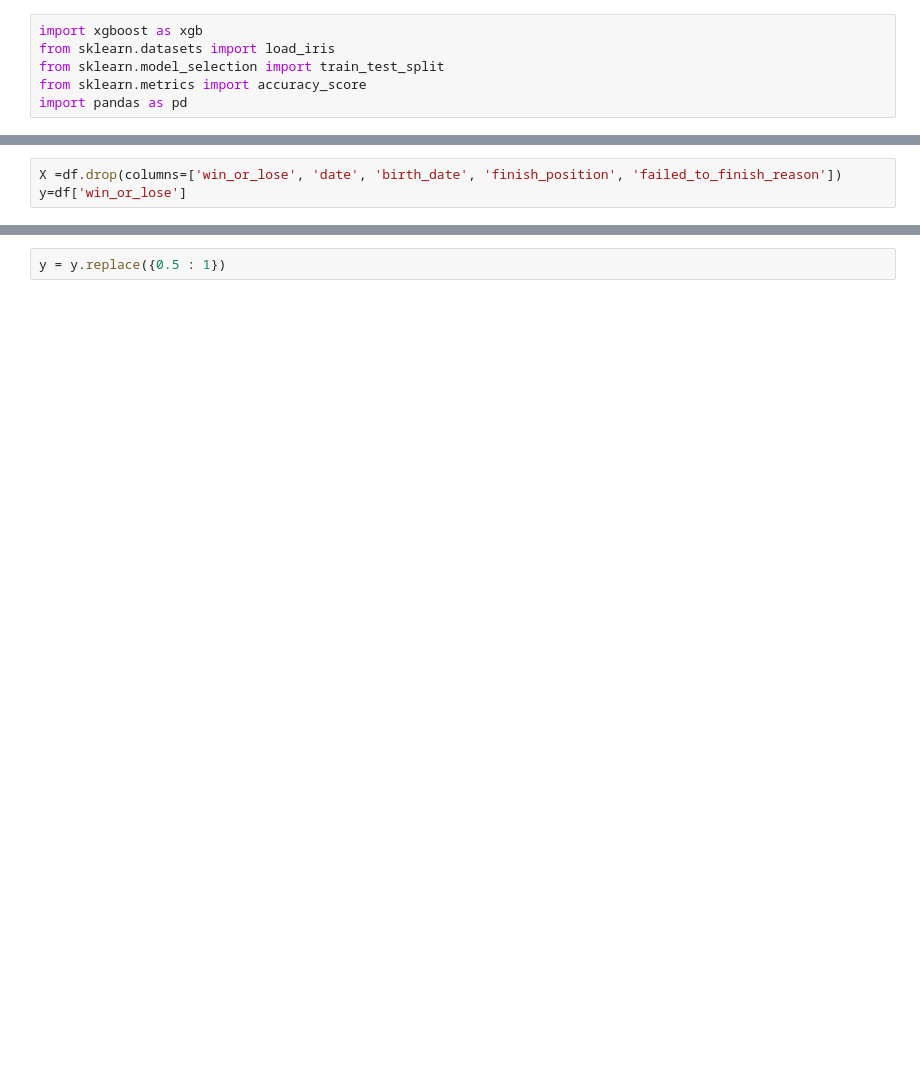
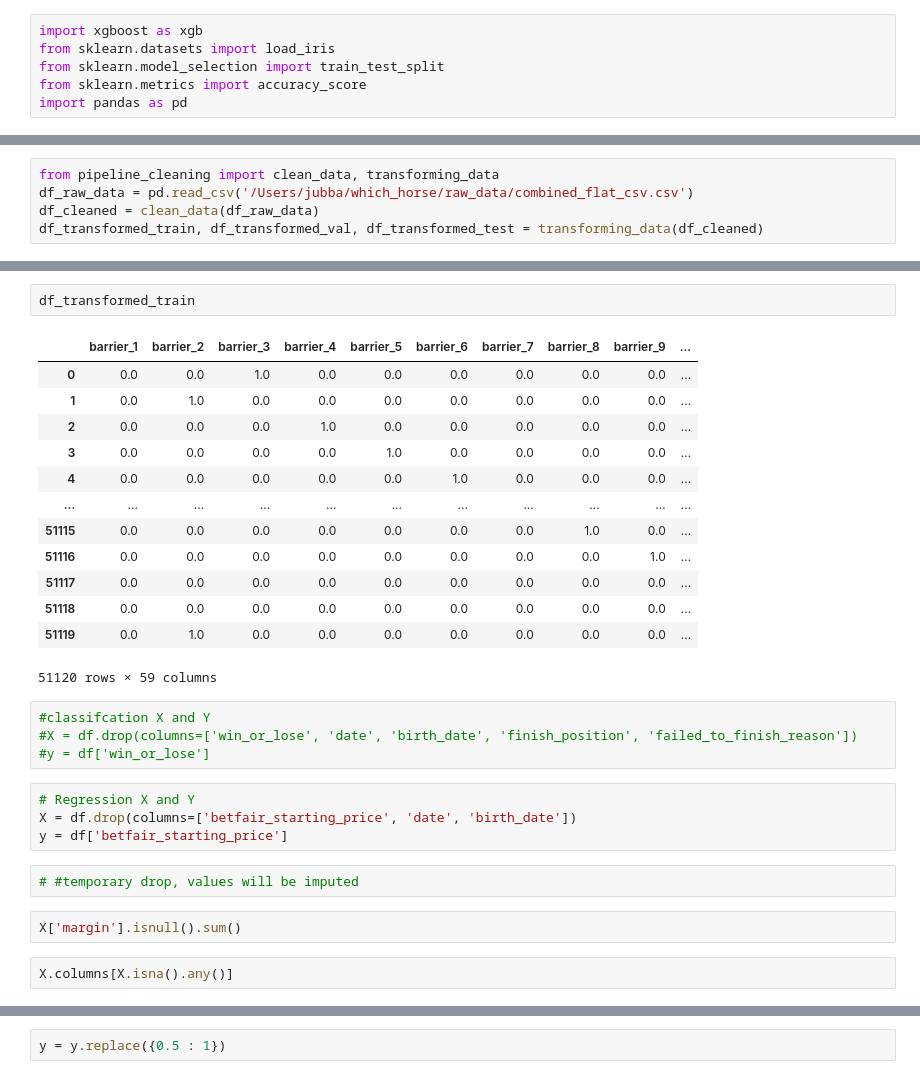
Before and after one commit to Harlequinht/which_horse, a Jupyter notebook: notebook/which_horse_flat_modeling.ipynb, the cells around one changed output, grey strips where cells are left out. Saved outputs shown, nothing was run; the diff lists cells and outputs as text; blank space fills up the shorter version.

```diff
--- a/notebook/which_horse_flat_modeling.ipynb
+++ b/notebook/which_horse_flat_modeling.ipynb
@@ -28,0 +9,5 @@ Index(['meeting_id', 'date', 'event_number', 'distance',
+# %%
+from pipeline_cleaning import clean_data, transforming_data
+df_raw_data = pd.read_csv('/Users/jubba/which_horse/raw_data/combined_flat_csv.csv')
+df_cleaned = clean_data(df_raw_data)
+df_transformed_train, df_transformed_val, df_transformed_test = transforming_data(df_cleaned)
@@ -29,3 +32,30 @@ Index(['meeting_id', 'date', 'event_number', 'distance',
+# %%
+df_transformed_train
+# %% [output]
+|  | barrier_1 | barrier_2 | barrier_3 | barrier_4 | barrier_5 | barrier_6 | barrier_7 | barrier_8 | barrier_9 | ... |
+| 0 | 0.0 | 0.0 | 1.0 | 0.0 | 0.0 | 0.0 | 0.0 | 0.0 | 0.0 | ... |
+| 1 | 0.0 | 1.0 | 0.0 | 0.0 | 0.0 | 0.0 | 0.0 | 0.0 | 0.0 | ... |
+| 2 | 0.0 | 0.0 | 0.0 | 1.0 | 0.0 | 0.0 | 0.0 | 0.0 | 0.0 | ... |
+| 3 | 0.0 | 0.0 | 0.0 | 0.0 | 1.0 | 0.0 | 0.0 | 0.0 | 0.0 | ... |
+| 4 | 0.0 | 0.0 | 0.0 | 0.0 | 0.0 | 1.0 | 0.0 | 0.0 | 0.0 | ... |
+| ... | ... | ... | ... | ... | ... | ... | ... | ... | ... | ... |
+| 51115 | 0.0 | 0.0 | 0.0 | 0.0 | 0.0 | 0.0 | 0.0 | 1.0 | 0.0 | ... |
+| 51116 | 0.0 | 0.0 | 0.0 | 0.0 | 0.0 | 0.0 | 0.0 | 0.0 | 1.0 | ... |
+| 51117 | 0.0 | 0.0 | 0.0 | 0.0 | 0.0 | 0.0 | 0.0 | 0.0 | 0.0 | ... |
+| 51118 | 0.0 | 0.0 | 0.0 | 0.0 | 0.0 | 0.0 | 0.0 | 0.0 | 0.0 | ... |
+| 51119 | 0.0 | 1.0 | 0.0 | 0.0 | 0.0 | 0.0 | 0.0 | 0.0 | 0.0 | ... |
+51120 rows × 59 columns
 # %%
-X =df.drop(columns=['win_or_lose', 'date', 'birth_date', 'finish_position', 'failed_to_finish_reason'])
-y=df['win_or_lose']
+#classifcation X and Y
+#X = df.drop(columns=['win_or_lose', 'date', 'birth_date', 'finish_position', 'failed_to_finish_reason'])
+#y = df['win_or_lose']
+# %%
+# Regression X and Y
+X = df.drop(columns=['betfair_starting_price', 'date', 'birth_date'])
+y = df['betfair_starting_price']
+# %%
+# #temporary drop, values will be imputed
+# %%
+X['margin'].isnull().sum()
+# %%
+X.columns[X.isna().any()]
```
Also changed, not shown: parts of 33 cells of this notebook.
